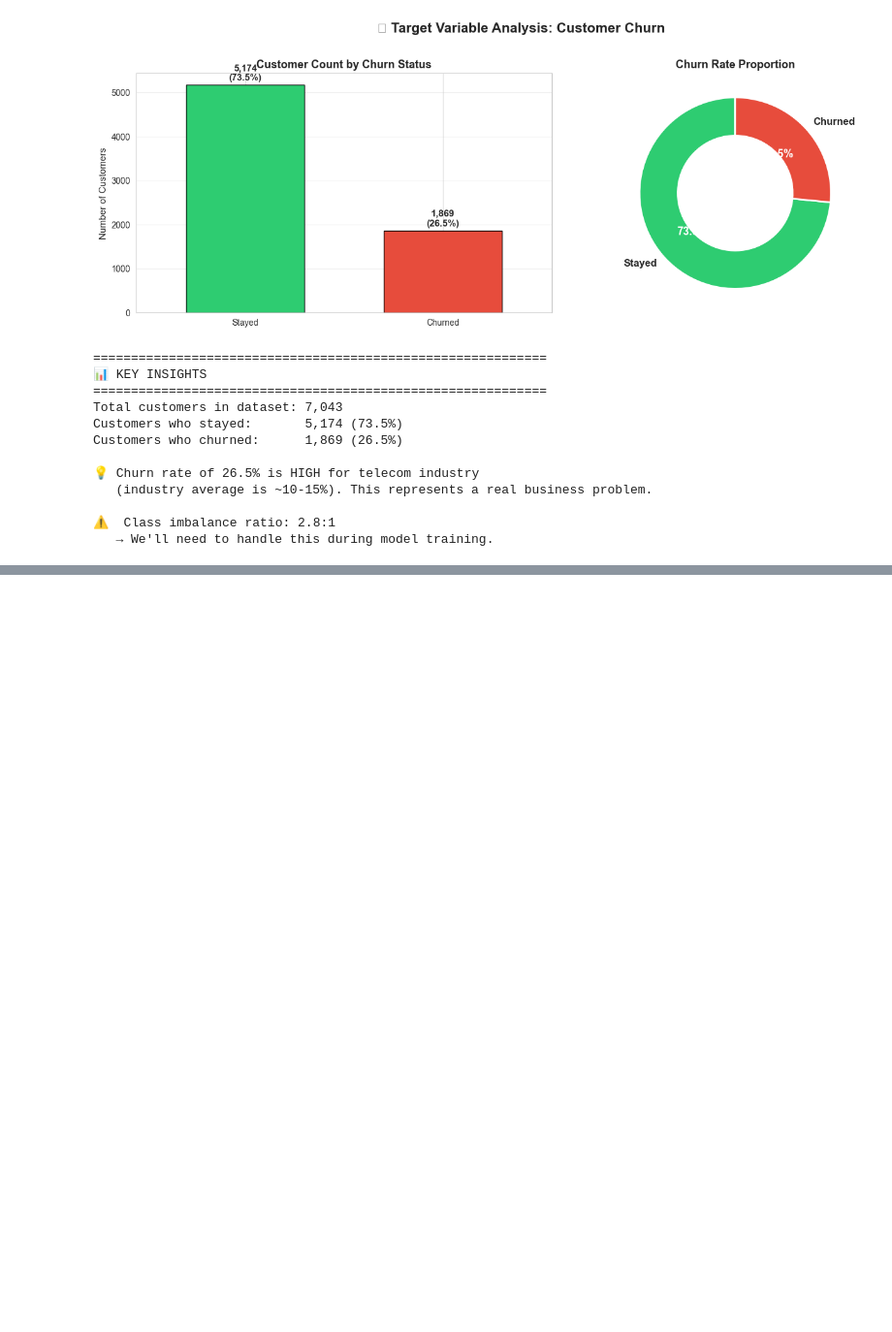
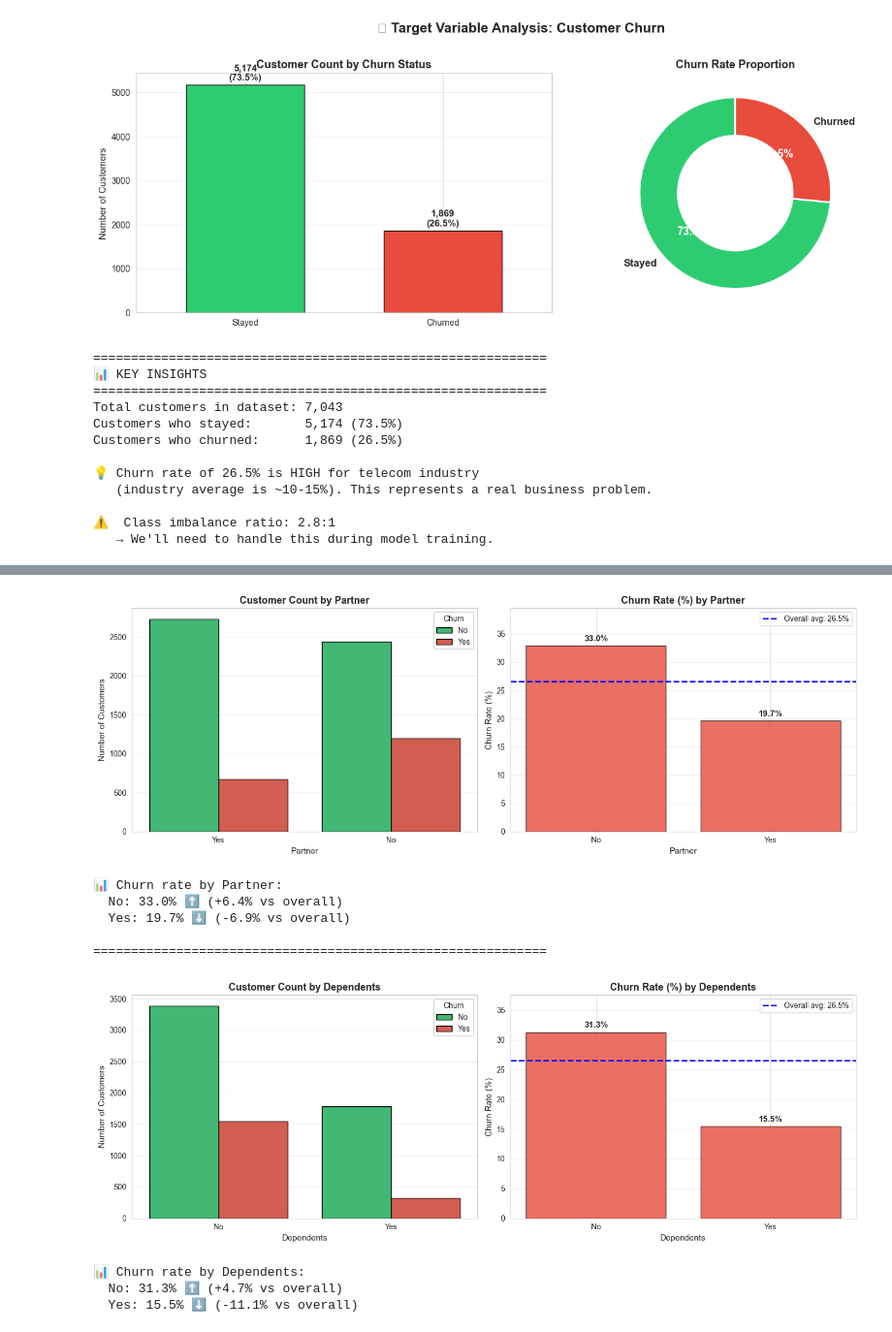
Before and after one commit to aleechihaoui/churn-prediction, a Jupyter notebook: notebooks/01_EDA.ipynb, the cells around one changed output, grey strips where cells are left out. Shown at 97% size. Saved outputs shown, nothing was run; the diff lists cells and outputs as text; code cells hidden in the pictures; blank space fills up the shorter version.

```diff
--- a/notebooks/01_EDA.ipynb
+++ b/notebooks/01_EDA.ipynb
@@ -371,0 +469,16 @@ Customers who churned:      1,869 (26.5%)
+# %%
+# 🔬 Insight #3: Family situation
+plot_categorical_vs_churn('Partner')
+print("\n" + "="*60 + "\n")
+plot_categorical_vs_churn('Dependents')
+# %% [output]
+[figure, added]
+📊 Churn rate by Partner:
+  No: 33.0% ⬆️ (+6.4% vs overall)
+  Yes: 19.7% ⬇️ (-6.9% vs overall)
+
+============================================================
+[figure, added]
+📊 Churn rate by Dependents:
+  No: 31.3% ⬆️ (+4.7% vs overall)
+  Yes: 15.5% ⬇️ (-11.1% vs overall)
```
Also changed, not shown: parts of 14 cells of this notebook, 3 other files.
